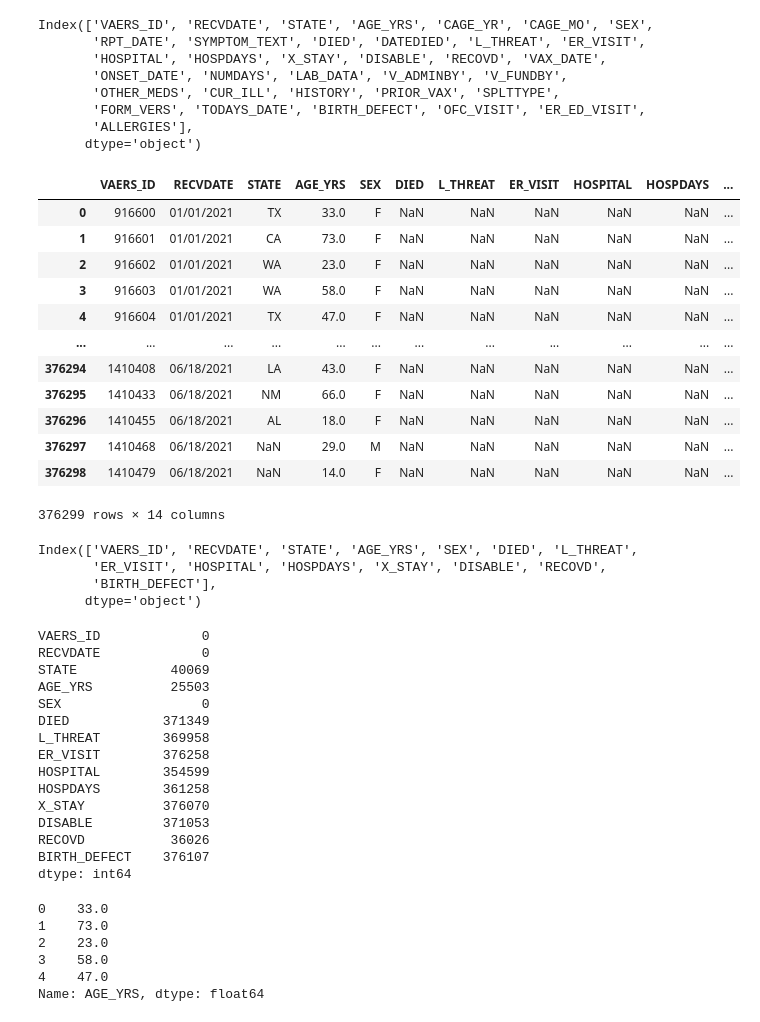
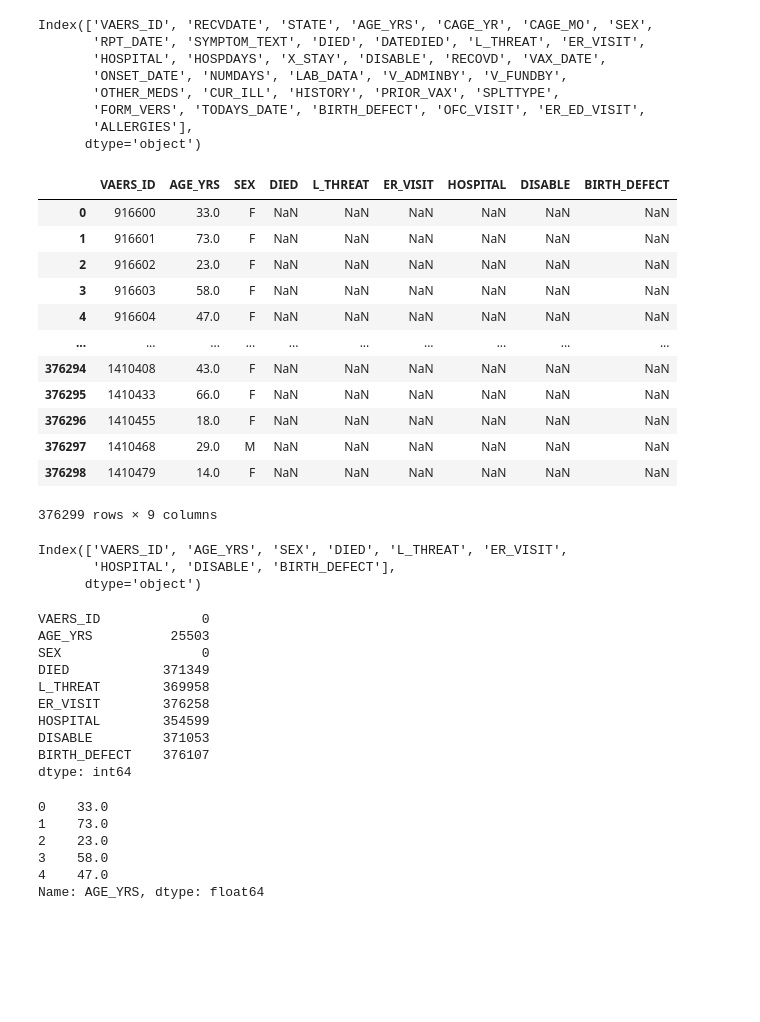
Before and after one commit to jvera01/COVID19_VAERS_ANALYSIS, a Jupyter notebook: Notebooks/VAERS_Dataset_Cleanup.ipynb, the cells around one changed output. Cells and saved outputs as stored; diff of their text form; code cells hidden in the pictures; blank space fills up the shorter version.

```diff
--- a/Notebooks/VAERS_Dataset_Cleanup.ipynb
+++ b/Notebooks/VAERS_Dataset_Cleanup.ipynb
@@ -43,48 +43,43 @@ Index(['VAERS_ID', 'RECVDATE', 'STATE', 'AGE_YRS', 'CAGE_YR', 'CAGE_MO', 'SEX',
 # %%
 # Drop  Columns
 clean_vaers_data_df = vaers_data.drop(columns =['CAGE_YR', 'CAGE_MO', 'RPT_DATE', 'ONSET_DATE','NUMDAYS', 'LAB_DATA', 'SYMPTOM_TEXT',
                                                    'V_ADMINBY', 'DATEDIED', 'V_FUNDBY', 'OTHER_MEDS', 'CUR_ILL', 'PRIOR_VAX','VAX_DATE',
-                                                   'SPLTTYPE', 'FORM_VERS', 'TODAYS_DATE', 'OFC_VISIT', 'HISTORY', 'ER_ED_VISIT', 'ALLERGIES'])
+                                                   'SPLTTYPE', 'FORM_VERS', 'TODAYS_DATE', 'OFC_VISIT', 'HISTORY', 'ER_ED_VISIT', 'ALLERGIES',
+                                                   'RECVDATE','STATE','HOSPDAYS','X_STAY','RECOVD'])
 clean_vaers_data_df
 # %% [output]
-|  | VAERS_ID | RECVDATE | STATE | AGE_YRS | SEX | DIED | L_THREAT | ER_VISIT | HOSPITAL | HOSPDAYS | ... |
-| 0 | 916600 | 01/01/2021 | TX | 33.0 | F | NaN | NaN | NaN | NaN | NaN | ... |
-| 1 | 916601 | 01/01/2021 | CA | 73.0 | F | NaN | NaN | NaN | NaN | NaN | ... |
-| 2 | 916602 | 01/01/2021 | WA | 23.0 | F | NaN | NaN | NaN | NaN | NaN | ... |
-| 3 | 916603 | 01/01/2021 | WA | 58.0 | F | NaN | NaN | NaN | NaN | NaN | ... |
-| 4 | 916604 | 01/01/2021 | TX | 47.0 | F | NaN | NaN | NaN | NaN | NaN | ... |
-| ... | ... | ... | ... | ... | ... | ... | ... | ... | ... | ... | ... |
-| 376294 | 1410408 | 06/18/2021 | LA | 43.0 | F | NaN | NaN | NaN | NaN | NaN | ... |
-| 376295 | 1410433 | 06/18/2021 | NM | 66.0 | F | NaN | NaN | NaN | NaN | NaN | ... |
-| 376296 | 1410455 | 06/18/2021 | AL | 18.0 | F | NaN | NaN | NaN | NaN | NaN | ... |
-| 376297 | 1410468 | 06/18/2021 | NaN | 29.0 | M | NaN | NaN | NaN | NaN | NaN | ... |
-| 376298 | 1410479 | 06/18/2021 | NaN | 14.0 | F | NaN | NaN | NaN | NaN | NaN | ... |
+|  | VAERS_ID | AGE_YRS | SEX | DIED | L_THREAT | ER_VISIT | HOSPITAL | DISABLE | BIRTH_DEFECT |
+| 0 | 916600 | 33.0 | F | NaN | NaN | NaN | NaN | NaN | NaN |
+| 1 | 916601 | 73.0 | F | NaN | NaN | NaN | NaN | NaN | NaN |
+| 2 | 916602 | 23.0 | F | NaN | NaN | NaN | NaN | NaN | NaN |
+| 3 | 916603 | 58.0 | F | NaN | NaN | NaN | NaN | NaN | NaN |
+| 4 | 916604 | 47.0 | F | NaN | NaN | NaN | NaN | NaN | NaN |
+| ... | ... | ... | ... | ... | ... | ... | ... | ... | ... |
+| 376294 | 1410408 | 43.0 | F | NaN | NaN | NaN | NaN | NaN | NaN |
+| 376295 | 1410433 | 66.0 | F | NaN | NaN | NaN | NaN | NaN | NaN |
+| 376296 | 1410455 | 18.0 | F | NaN | NaN | NaN | NaN | NaN | NaN |
+| 376297 | 1410468 | 29.0 | M | NaN | NaN | NaN | NaN | NaN | NaN |
+| 376298 | 1410479 | 14.0 | F | NaN | NaN | NaN | NaN | NaN | NaN |
-376299 rows × 14 columns
+376299 rows × 9 columns
 # %%
 # Verify Columns
 clean_vaers_data_df.columns
 # %% [output]
-Index(['VAERS_ID', 'RECVDATE', 'STATE', 'AGE_YRS', 'SEX', 'DIED', 'L_THREAT',
-       'ER_VISIT', 'HOSPITAL', 'HOSPDAYS', 'X_STAY', 'DISABLE', 'RECOVD',
-       'BIRTH_DEFECT'],
+Index(['VAERS_ID', 'AGE_YRS', 'SEX', 'DIED', 'L_THREAT', 'ER_VISIT',
+       'HOSPITAL', 'DISABLE', 'BIRTH_DEFECT'],
       dtype='object')
 # %%
 # Checking for Null Values
 clean_vaers_data_df.isnull().sum()
 # %% [output]
 VAERS_ID             0
-RECVDATE             0
-STATE            40069
 AGE_YRS          25503
 SEX                  0
 DIED            371349
 L_THREAT        369958
 ER_VISIT        376258
 HOSPITAL        354599
-HOSPDAYS        361258
-X_STAY          376070
 DISABLE         371053
-RECOVD           36026
 BIRTH_DEFECT    376107
 dtype: int64
 # %%
```
Also changed, not shown: parts of 24 cells of this notebook, 4 other files.
